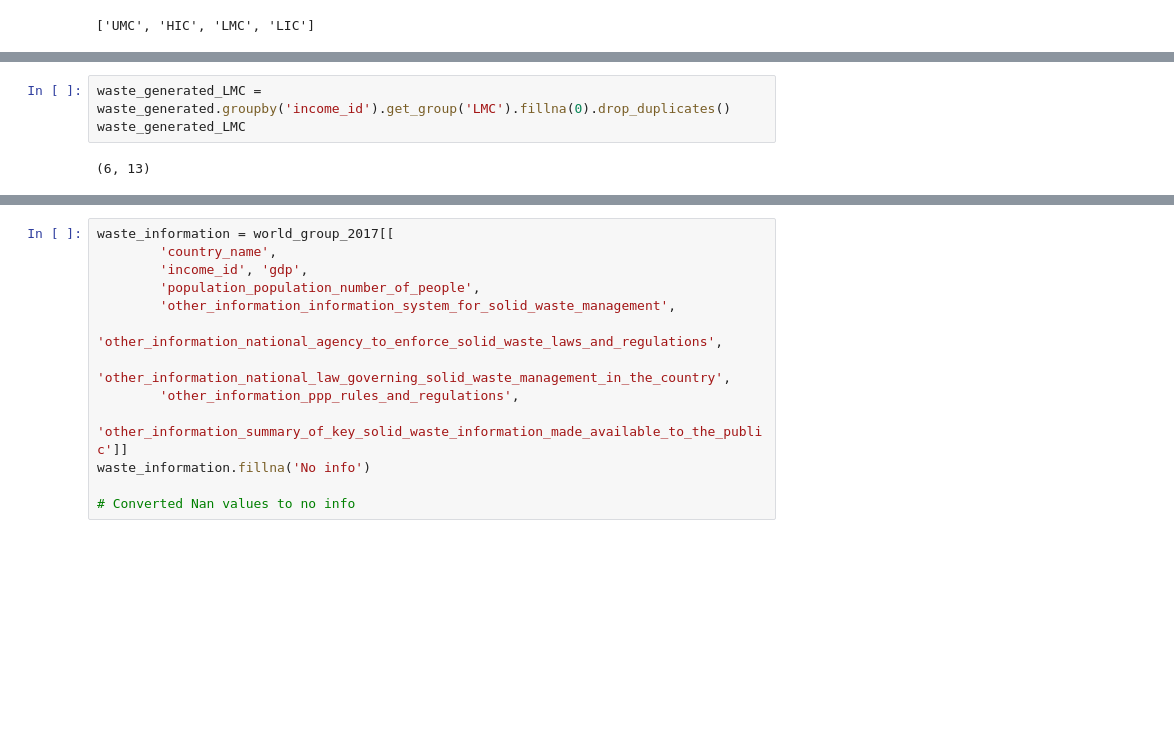
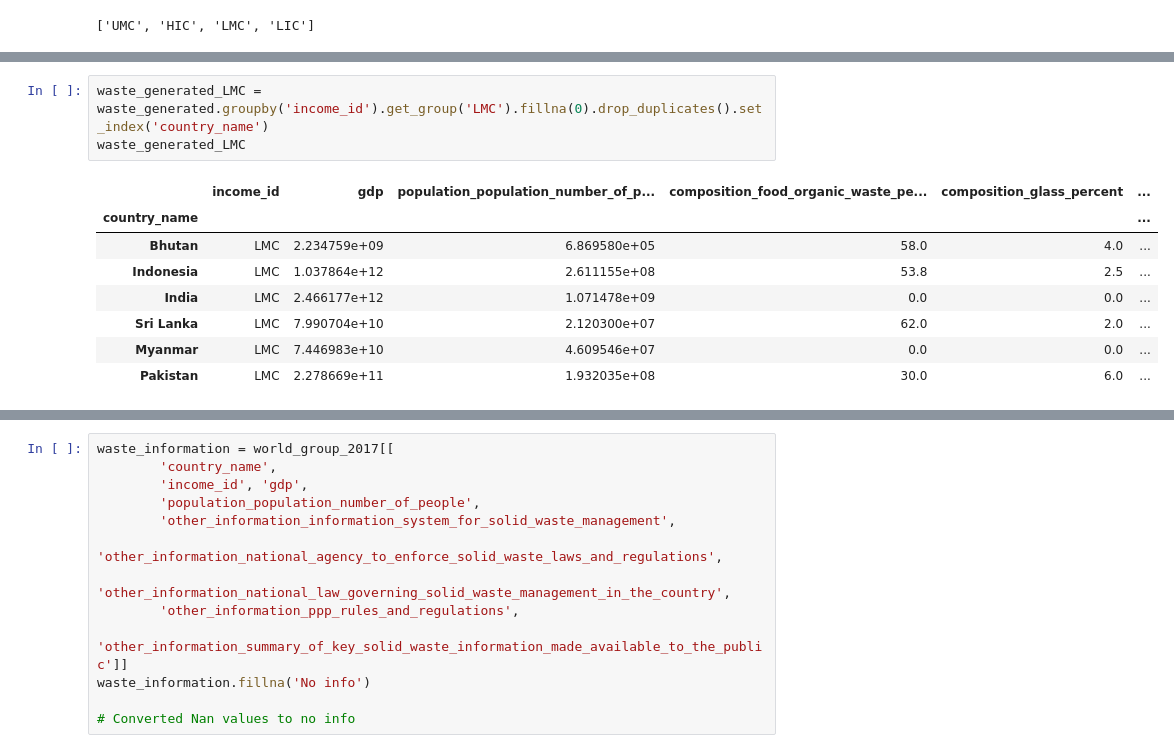
Before and after one commit to ShilpaMuralidhar/WasteManagement, a Jupyter notebook: Data_Science/Data cleaning.ipynb, the cells around one changed output, grey strips where cells are left out. Drawn from its saved outputs; the diff is of its cells as text; blank space fills up the shorter version.

```diff
--- a/Data_Science/Data cleaning.ipynb
+++ b/Data_Science/Data cleaning.ipynb
@@ -253,5 +257,12 @@ KeyError: "None of ['country_name'] are in the columns"
 # %%
-waste_generated_LMC = waste_generated.groupby('income_id').get_group('LMC').fillna(0).drop_duplicates()
+waste_generated_LMC = waste_generated.groupby('income_id').get_group('LMC').fillna(0).drop_duplicates().set_index('country_name')
 waste_generated_LMC
 # %% [output]
-(6, 13)
+|  | income_id | gdp | population_population_number_of_p... | composition_food_organic_waste_pe... | composition_glass_percent | ... |
+| country_name |  |  |  |  |  | ... |
+| Bhutan | LMC | 2.234759e+09 | 6.869580e+05 | 58.0 | 4.0 | ... |
+| Indonesia | LMC | 1.037864e+12 | 2.611155e+08 | 53.8 | 2.5 | ... |
+| India | LMC | 2.466177e+12 | 1.071478e+09 | 0.0 | 0.0 | ... |
+| Sri Lanka | LMC | 7.990704e+10 | 2.120300e+07 | 62.0 | 2.0 | ... |
+| Myanmar | LMC | 7.446983e+10 | 4.609546e+07 | 0.0 | 0.0 | ... |
+| Pakistan | LMC | 2.278669e+11 | 1.932035e+08 | 30.0 | 6.0 | ... |
```
Also changed, not shown: parts of 11 cells of this notebook.
